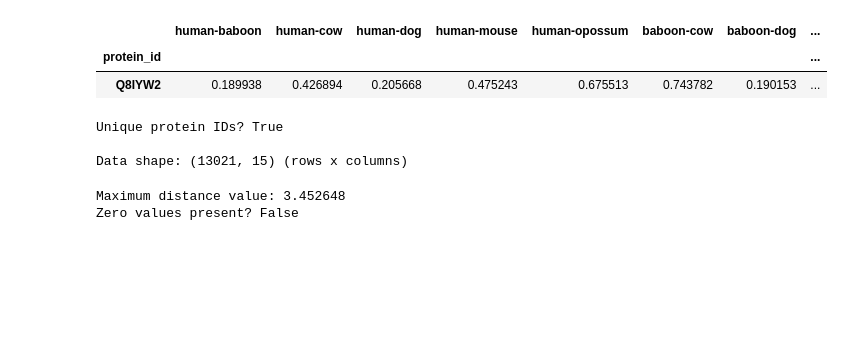
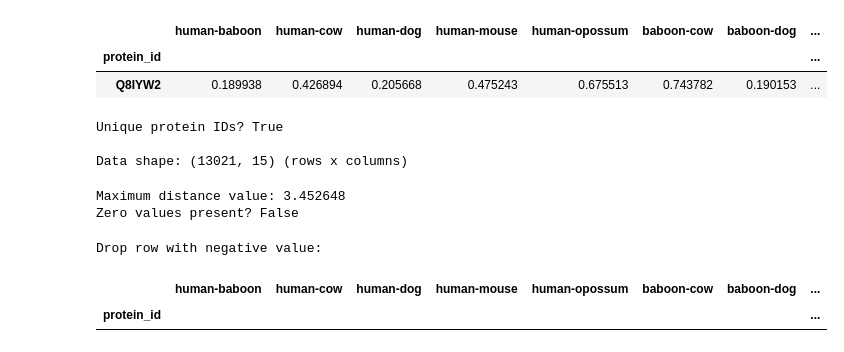
Before and after one commit to pilatova/prot-viz-data, a Jupyter notebook: test.ipynb, the cells around one changed output. Drawn from its saved outputs; the diff is of its cells as text; code cells hidden in the pictures; blank space fills up the shorter version.

```diff
--- a/test.ipynb
+++ b/test.ipynb
@@ -118,3 +118,11 @@ print(f"Zero values present? {zero_values}")
 # %% [output]
 Maximum distance value: 3.452648
 Zero values present? False
+# %%
+print(f"\nDrop row with negative value:")
+dist.drop(dist[(dist < 0).any(axis=1)].index, inplace=True)
+display(dist[(dist < 0).any(axis=1)])
+# %% [output]
+Drop row with negative value:
+|  | human-baboon | human-cow | human-dog | human-mouse | human-opossum | baboon-cow | baboon-dog | ... |
+| protein_id |  |  |  |  |  |  |  | ... |
```
Also changed, not shown: parts of 1 cell of this notebook.
